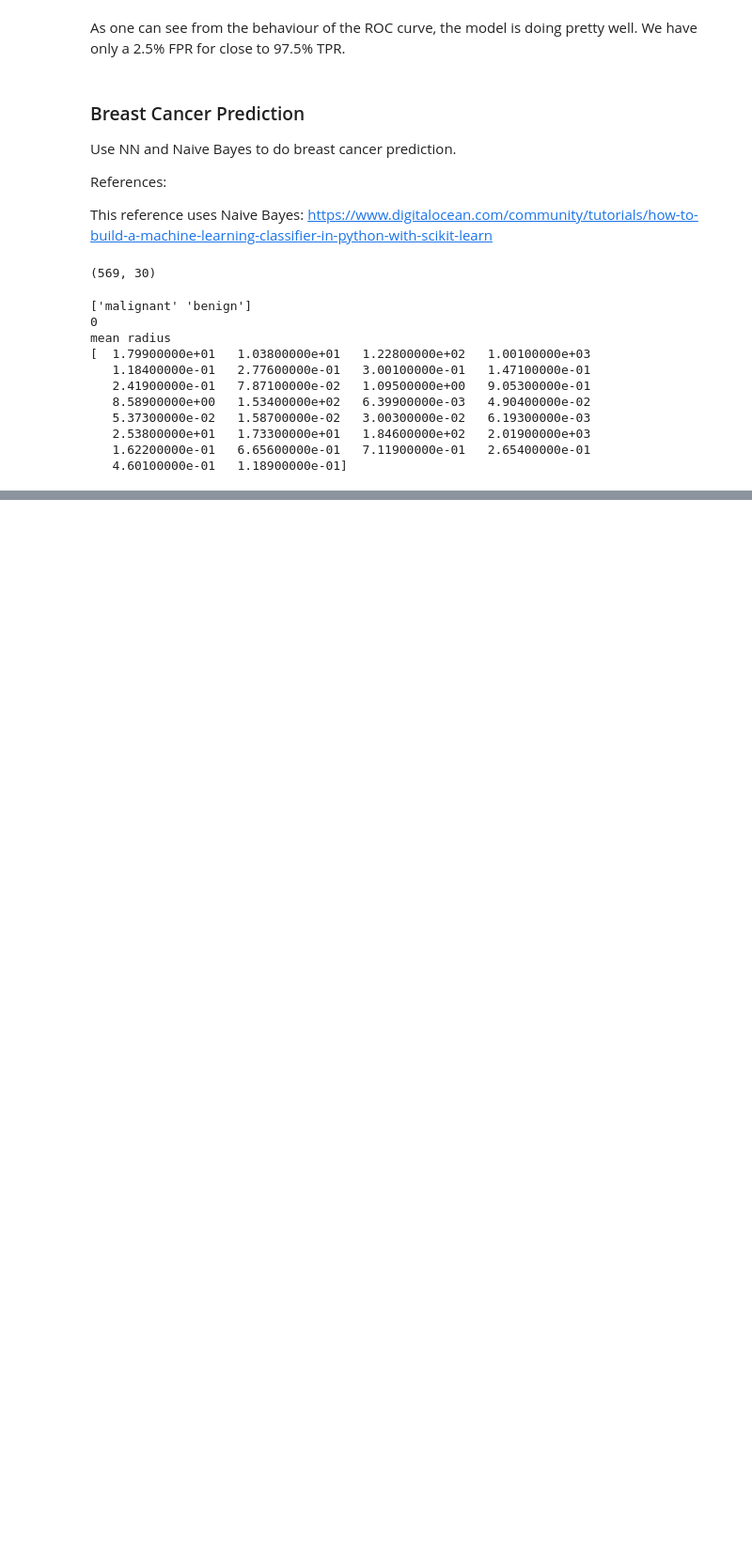
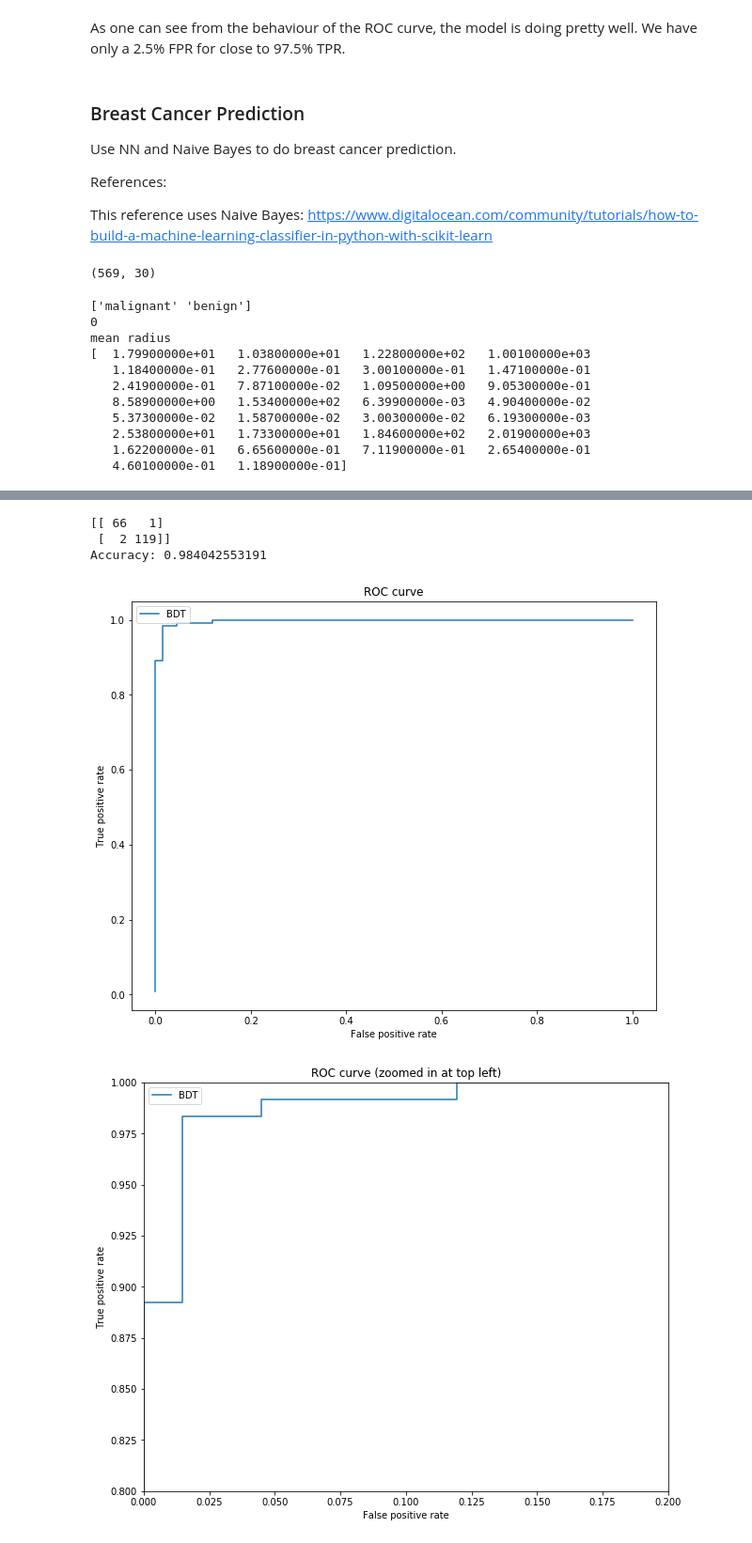
Before and after one commit to tmoulik/ML-simple, a Jupyter notebook: ml-simple.ipynb, the cells around one changed output, grey strips where cells are left out. Shown at 94% size. Cells and saved outputs as stored; diff of their text form; code cells hidden in the pictures; blank space fills up the shorter version.

```diff
--- a/ml-simple.ipynb
+++ b/ml-simple.ipynb
@@ -255,0 +268,8 @@ Accuracy: 0.939632545932
+# %%
+fit(X,y,Xtest,ytest,2)
+# %% [output]
+[[ 66   1]
+ [  2 119]]
+Accuracy: 0.984042553191
+[figure, added]
+[figure, added]
```
Also changed, not shown: parts of 5 cells of this notebook.
